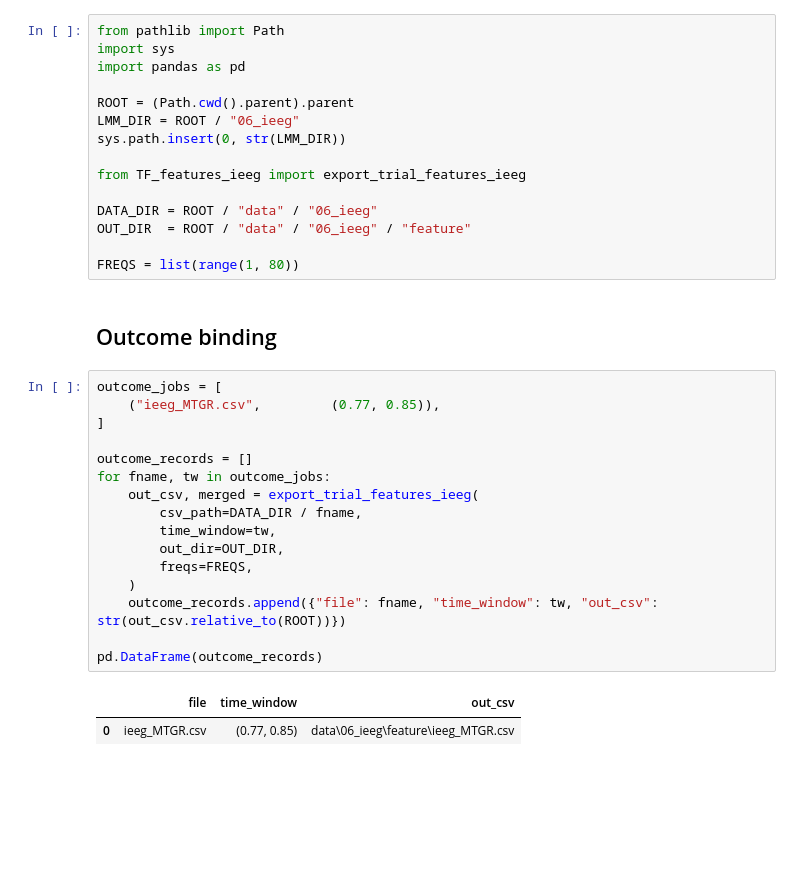
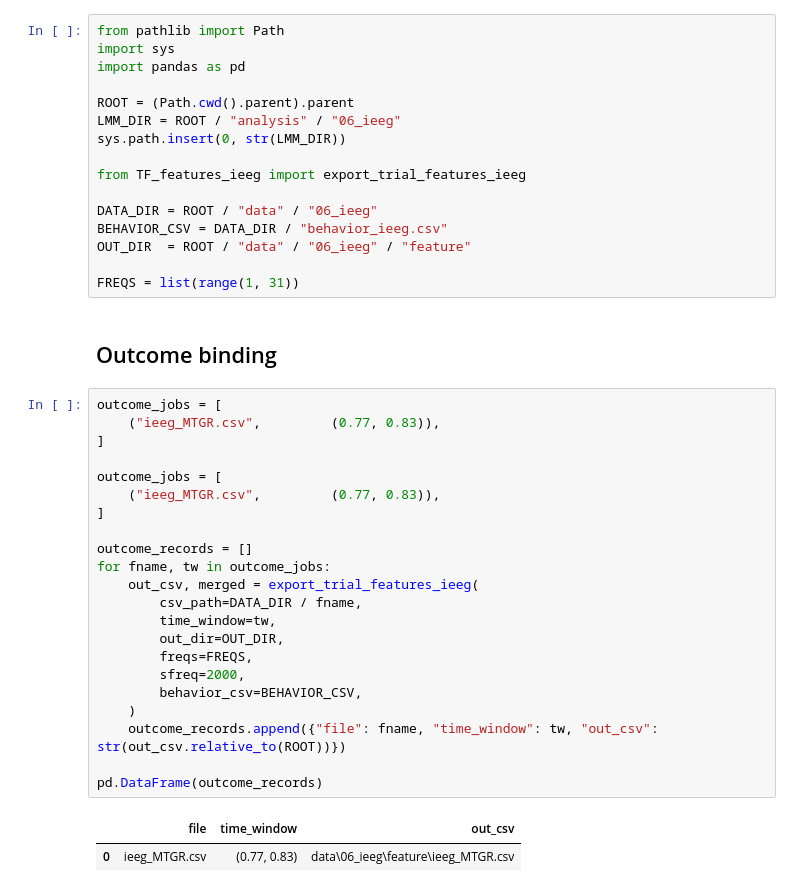
Before and after one commit to qwwang13/Dual-neural-pathways-for-agency, a Jupyter notebook: analysis/06_ieeg/06_1_features_save_ieeg.ipynb, the cells around one changed output. Cells and saved outputs as stored; diff of their text form; blank space fills up the shorter version.

```diff
--- a/analysis/06_ieeg/06_1_features_save_ieeg.ipynb
+++ b/analysis/06_ieeg/06_1_features_save_ieeg.ipynb
@@ -6,33 +6,40 @@ import sys
 import pandas as pd
 
 ROOT = (Path.cwd().parent).parent
-LMM_DIR = ROOT / "06_ieeg"
+LMM_DIR = ROOT / "analysis" / "06_ieeg"
 sys.path.insert(0, str(LMM_DIR))
 
 from TF_features_ieeg import export_trial_features_ieeg
 
 DATA_DIR = ROOT / "data" / "06_ieeg"
+BEHAVIOR_CSV = DATA_DIR / "behavior_ieeg.csv"
 OUT_DIR  = ROOT / "data" / "06_ieeg" / "feature"
 
-FREQS = list(range(1, 80))
+FREQS = list(range(1, 31))
 # %% [markdown]
 ## Outcome binding
 # %%
 outcome_jobs = [
-    ("ieeg_MTGR.csv",         (0.77, 0.85)),
+    ("ieeg_MTGR.csv",         (0.77, 0.83)),
+]
+
+outcome_jobs = [
+    ("ieeg_MTGR.csv",         (0.77, 0.83)),
 ]
 
 outcome_records = []
 for fname, tw in outcome_jobs:
     out_csv, merged = export_trial_features_ieeg(
         csv_path=DATA_DIR / fname,
         time_window=tw,
         out_dir=OUT_DIR,
         freqs=FREQS,
+        sfreq=2000,
+        behavior_csv=BEHAVIOR_CSV,
     )
     outcome_records.append({"file": fname, "time_window": tw, "out_csv": str(out_csv.relative_to(ROOT))})
 
 pd.DataFrame(outcome_records)
 # %% [output]
 |  | file | time_window | out_csv |
-| 0 | ieeg_MTGR.csv | (0.77, 0.85) | data\06_ieeg\feature\ieeg_MTGR.csv |
+| 0 | ieeg_MTGR.csv | (0.77, 0.83) | data\06_ieeg\feature\ieeg_MTGR.csv |
```
Also changed, not shown: 53 other files.
